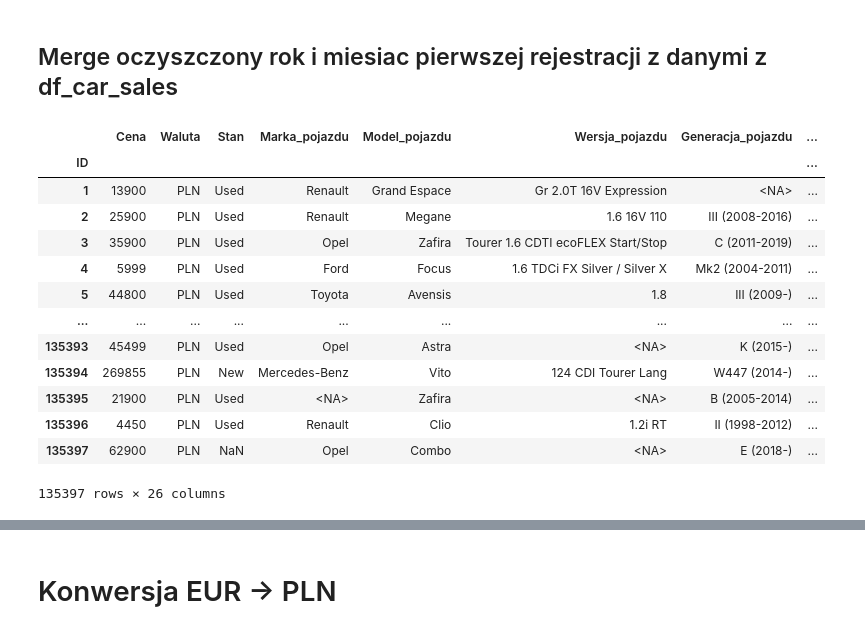
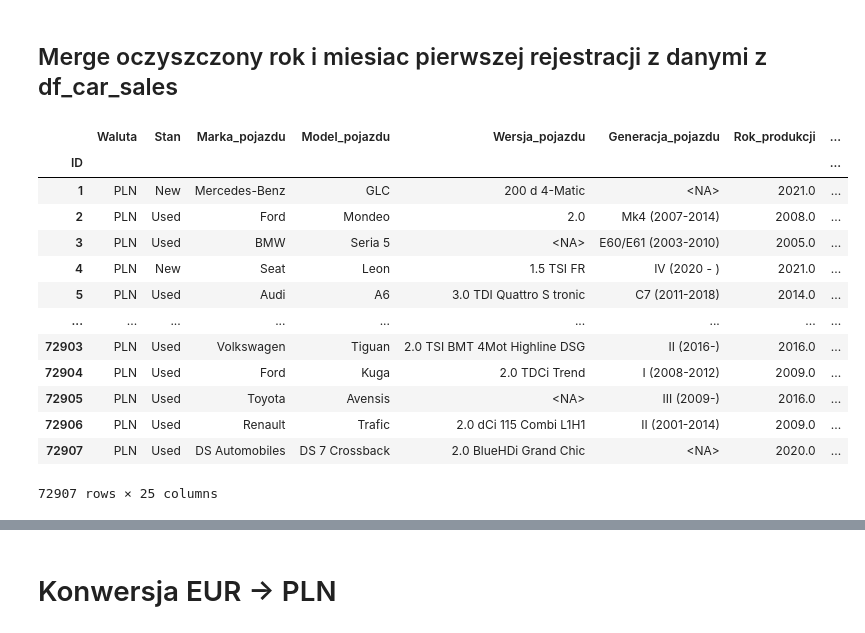
Before and after one commit to s28492/Predicting-and-Analyzing-Car-Prices-Using-Data-Science, a Jupyter notebook: DataCleaning.ipynb, the cells around one changed output, grey strips where cells are left out. Saved outputs shown, nothing was run; the diff lists cells and outputs as text; code cells hidden in the pictures.

```diff
--- a/DataCleaning.ipynb
+++ b/DataCleaning.ipynb
@@ -70,6 +73,7 @@ memory usage: 18.6+ MB
 # %%
 df_car_sales_test_data = pd.read_csv('Data/sales_ads_test.csv',
     dtype={
+        'Cena' : 'float',
         'Waluta': 'category',
         'Stan': 'category',
         'Marka_pojazdu': 'string',
@@ -118,8 +122,9 @@ memory usage: 9.5+ MB
 Łączenie danych testowych i treningowych tylko na czas czyszczenia stringów i formatowań!!!
 # %%
 df_car_sales_test_data['Cena'] = pd.Series()
-df_car_sales = pd.concat([df_car_sales_train_data, df_car_sales_test_data], ignore_index = True)
-df_car_sales = df_car_sales_train_data
+# df_car_sales = pd.concat([df_car_sales_train_data, df_car_sales_test_data], ignore_index = True)
+# df_car_sales = df_car_sales_train_data
+df_car_sales = df_car_sales_test_data
 df_car_sales.info()
 # %% [output]
 <class 'pandas.core.frame.DataFrame'>
@@ -405,19 +410,20 @@ test_data.loc[(test_data['Rok_pierwszej_rejestracji'].notnull() & test_data['Rok
 # %%
 df_car_sales['Rok_pierwszej_rejestracji'] = df_car_sales_with_expanded_registration_dates['Rok_pierwszej_rejestracji']
 df_car_sales['Miesiac_pierwszej_rejestracji']= df_car_sales_with_expanded_registration_dates['Miesiac_pierwszej_rejestracji']
+df_car_sales.drop(columns=['Data_pierwszej_rejestracji'], inplace=True)
 df_car_sales
 # %% [output]
-|  | Cena | Waluta | Stan | Marka_pojazdu | Model_pojazdu | Wersja_pojazdu | Generacja_pojazdu | ... |
+|  | Waluta | Stan | Marka_pojazdu | Model_pojazdu | Wersja_pojazdu | Generacja_pojazdu | Rok_produkcji | ... |
 | ID |  |  |  |  |  |  |  | ... |
-| 1 | 13900 | PLN | Used | Renault | Grand Espace | Gr 2.0T 16V Expression | <NA> | ... |
-| 2 | 25900 | PLN | Used | Renault | Megane | 1.6 16V 110 | III (2008-2016) | ... |
-| 3 | 35900 | PLN | Used | Opel | Zafira | Tourer 1.6 CDTI ecoFLEX Start/Stop | C (2011-2019) | ... |
-| 4 | 5999 | PLN | Used | Ford | Focus | 1.6 TDCi FX Silver / Silver X | Mk2 (2004-2011) | ... |
-| 5 | 44800 | PLN | Used | Toyota | Avensis | 1.8 | III (2009-) | ... |
+| 1 | PLN | New | Mercedes-Benz | GLC | 200 d 4-Matic | <NA> | 2021.0 | ... |
+| 2 | PLN | Used | Ford | Mondeo | 2.0 | Mk4 (2007-2014) | 2008.0 | ... |
+| 3 | PLN | Used | BMW | Seria 5 | <NA> | E60/E61 (2003-2010) | 2005.0 | ... |
+| 4 | PLN | New | Seat | Leon | 1.5 TSI FR | IV (2020 - ) | 2021.0 | ... |
+| 5 | PLN | Used | Audi | A6 | 3.0 TDI Quattro S tronic | C7 (2011-2018) | 2014.0 | ... |
 | ... | ... | ... | ... | ... | ... | ... | ... | ... |
-| 135393 | 45499 | PLN | Used | Opel | Astra | <NA> | K (2015-) | ... |
-| 135394 | 269855 | PLN | New | Mercedes-Benz | Vito | 124 CDI Tourer Lang | W447 (2014-) | ... |
-| 135395 | 21900 | PLN | Used | <NA> | Zafira | <NA> | B (2005-2014) | ... |
-| 135396 | 4450 | PLN | Used | Renault | Clio | 1.2i RT | II (1998-2012) | ... |
-| 135397 | 62900 | PLN | NaN | Opel | Combo | <NA> | E (2018-) | ... |
+| 72903 | PLN | Used | Volkswagen | Tiguan | 2.0 TSI BMT 4Mot Highline DSG | II (2016-) | 2016.0 | ... |
+| 72904 | PLN | Used | Ford | Kuga | 2.0 TDCi Trend | I (2008-2012) | 2009.0 | ... |
+| 72905 | PLN | Used | Toyota | Avensis | <NA> | III (2009-) | 2016.0 | ... |
+| 72906 | PLN | Used | Renault | Trafic | 2.0 dCi 115 Combi L1H1 | II (2001-2014) | 2009.0 | ... |
+| 72907 | PLN | Used | DS Automobiles | DS 7 Crossback | 2.0 BlueHDi Grand Chic | <NA> | 2020.0 | ... |
-135397 rows × 26 columns
+72907 rows × 25 columns
```
Also changed, not shown: parts of 40 cells of this notebook.
